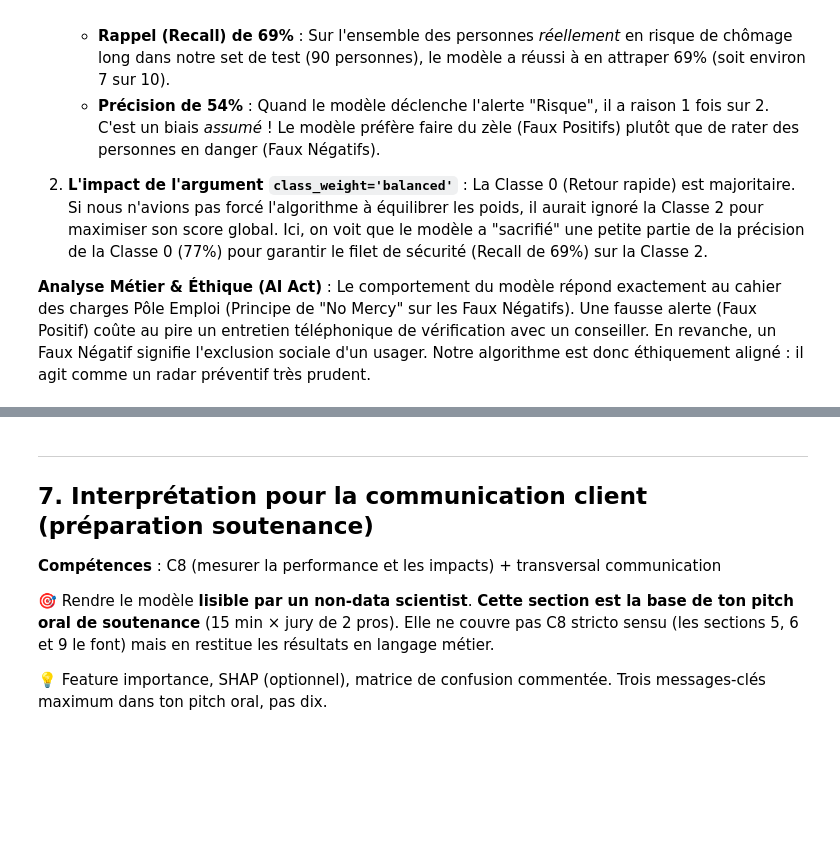
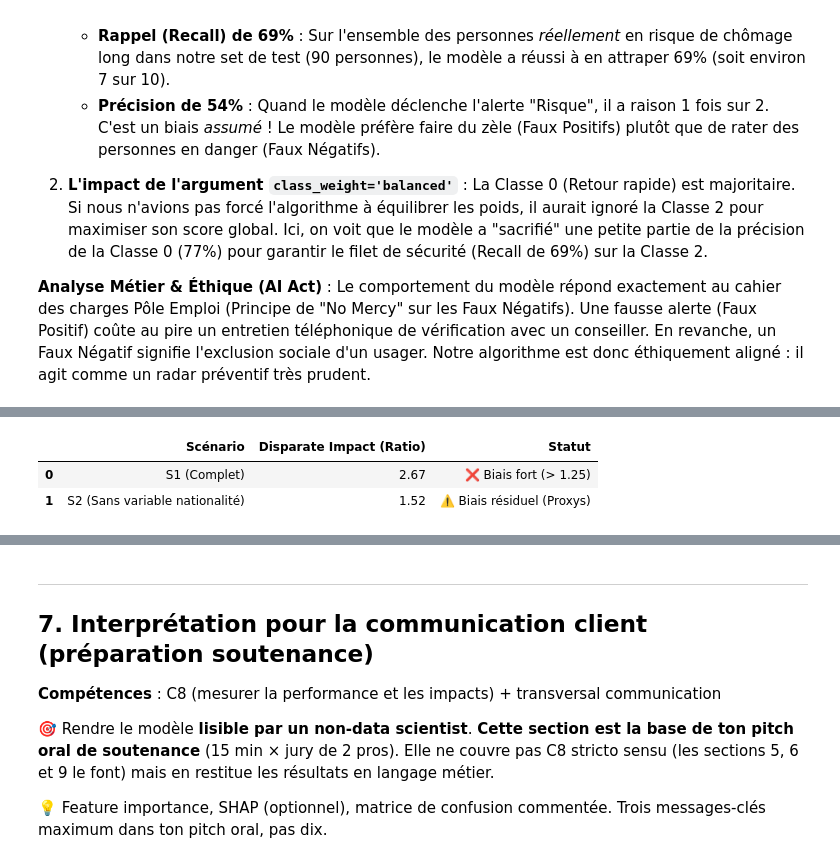
Before and after one commit to FranckBeugnet/certification_upskilling_ia, a Jupyter notebook: cas-usage.ipynb, the cells around one changed output, grey strips where cells are left out. Cells and saved outputs as stored; diff of their text form; code cells hidden in the pictures; blank space fills up the shorter version.

```diff
--- a/cas-usage.ipynb
+++ b/cas-usage.ipynb
@@ -1084,0 +1238,33 @@ Le comportement du modèle répond exactement au cahier des charges Pôle Emploi
+# %%
+# Preuve mathématique : Impact sur les prédictions (S1 vs S2)
+# Variable sensible étudiée : nationalite_hors_ue (1 = Oui, 0 = Non)
+
+mask_etranger = X_test["nationalite_hors_ue"] == 1
+mask_local = X_test["nationalite_hors_ue"] == 0
+
+# S1 (Complet - Biais direct)
+y_pred_s1 = fitted_pipelines["S1"].predict(X_test)
+taux_s1_etranger = (y_pred_s1[mask_etranger] == 2).mean()
+taux_s1_local = (y_pred_s1[mask_local] == 2).mean()
+di_s1 = taux_s1_etranger / taux_s1_local if taux_s1_local > 0 else 0
+
+# S2 (Éthique - Sans la variable)
+y_pred_s2 = fitted_pipelines["S2"].predict(X_test)
+taux_s2_etranger = (y_pred_s2[mask_etranger] == 2).mean()
+taux_s2_local = (y_pred_s2[mask_local] == 2).mean()
+di_s2 = taux_s2_etranger / taux_s2_local if taux_s2_local > 0 else 0
+
+df_biais = pd.DataFrame({
+    "Scénario": ["S1 (Complet)", "S2 (Sans variable nationalité)"],
+    "Disparate Impact (Ratio)": [round(di_s1, 2), round(di_s2, 2)],
+    "Statut": [
+        "❌ Biais fort (> 1.25)" if di_s1 > 1.25 else "✅ OK",
+        "⚠️ Biais résiduel (Proxys)" if di_s2 > 1.25 else "✅ OK"
+    ]
+})
+
+display(df_biais)
+# %% [output]
+|  | Scénario | Disparate Impact (Ratio) | Statut |
+| 0 | S1 (Complet) | 2.67 | ❌ Biais fort (> 1.25) |
+| 1 | S2 (Sans variable nationalité) | 1.52 | ⚠️ Biais résiduel (Proxys) |
```
Also changed, not shown: parts of 13 cells of this notebook, 3 other files.
